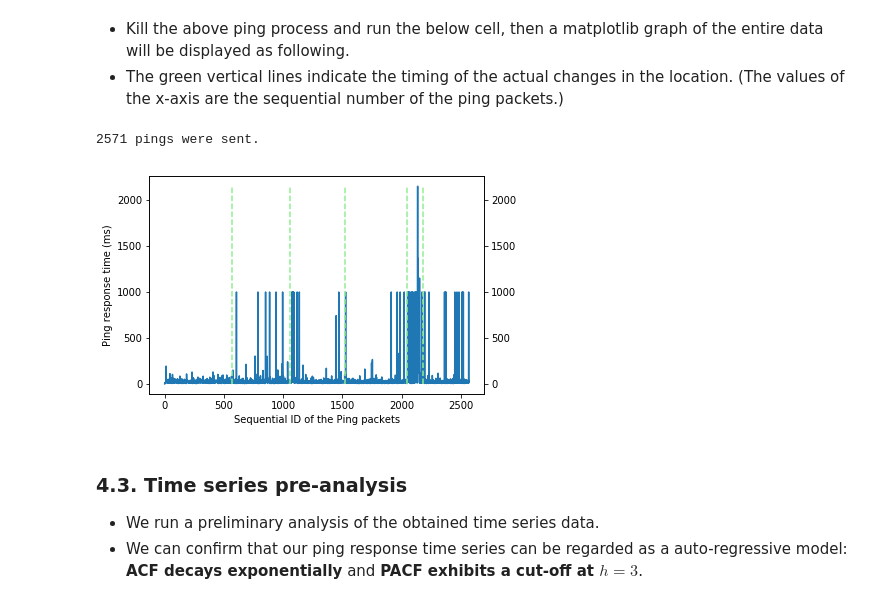
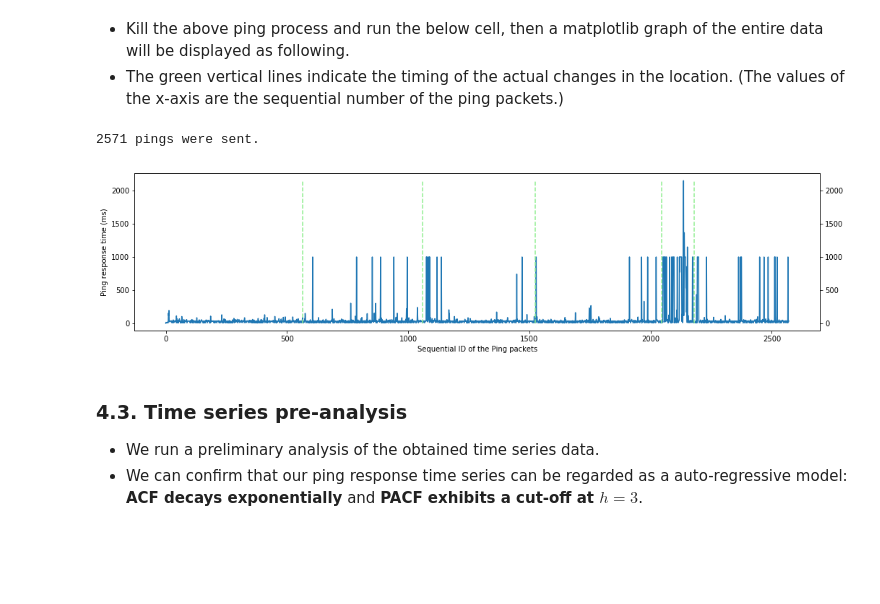
Before and after one commit to Yosuke-Ijiri/Projet-Informatique, a Jupyter notebook: Projet-Info.ipynb, the cells around one changed output. Saved outputs shown, nothing was run; the diff lists cells and outputs as text; code cells hidden in the pictures; blank space fills up the shorter version.

```diff
--- a/Projet-Info.ipynb
+++ b/Projet-Info.ipynb
@@ -195,18 +195,18 @@ data = df['ms'].values
 df.to_csv("Data/ping_result_20190428.csv")
 # %%
 print(len(data), 'pings were sent.')
-fig = plt.figure()
+fig = plt.figure(figsize=(17, 4))
 ax = fig.add_subplot(111)
 ax.plot(data)
 plt.xlabel('Sequential ID of the Ping packets')
 plt.ylabel('Ping response time (ms)')
 ax2 = ax.twinx()
 ax2.vlines([565, 1060, 1525, 2045, 2180], ymin=min(data), ymax=max(data), colors="lightgreen", linestyles='dashed')
 plt.savefig('Data/ping_response_result.png')
 plt.show()
 # %% [output]
 2571 pings were sent.
-[figure, old version]
+[figure, new version]
 # %% [markdown]
 ### 4.3. Time series pre-analysis
 - We run a preliminary analysis of the obtained time series data.
```
Also changed, not shown: parts of 7 cells of this notebook, 2 other files.
